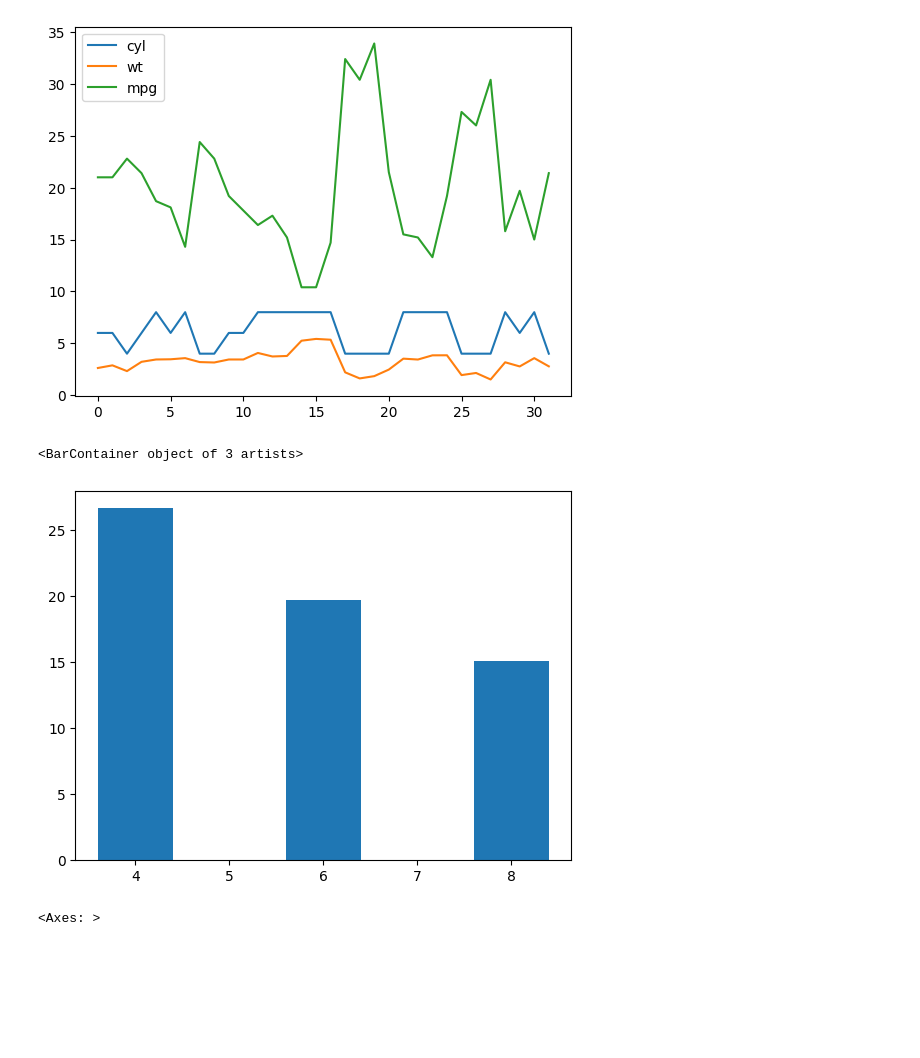
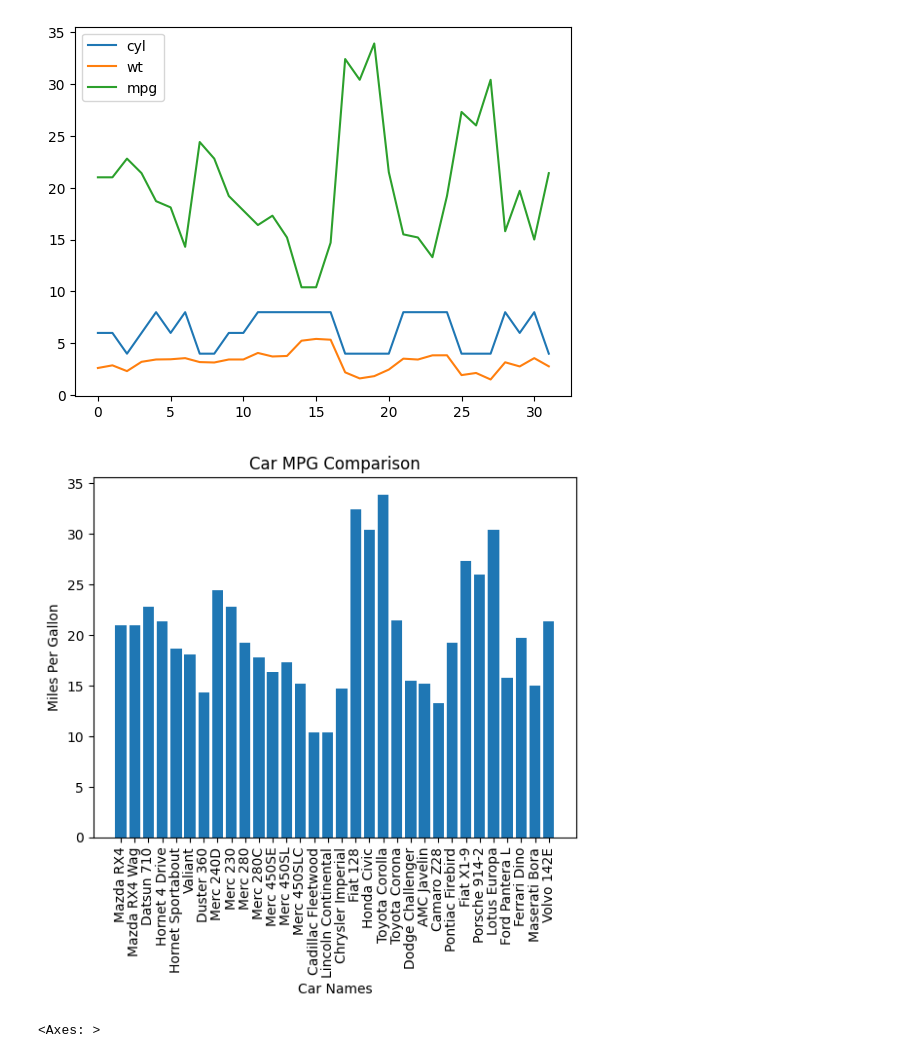
Before and after one commit to fmuranda/Python-for-Data-Science-and-Machine-Learning-Essential-Training-Part-1, a Jupyter notebook: Matplotlib_and_Seaborn.ipynb, the cells around one changed output. Drawn from its saved outputs; the diff is of its cells as text; code cells hidden in the pictures; blank space fills up the shorter version.

```diff
--- a/Matplotlib_and_Seaborn.ipynb
+++ b/Matplotlib_and_Seaborn.ipynb
@@ -82,7 +83,7 @@ plt.show()
 [figure]
 # %%
 import pandas as pd
-address = '/content/mtcars.csv'
+address = 'mtcars.csv'
 cars = pd.read_csv(address)
 cars.columns = ['car_names', 'mpg', 'cyl', 'disp', 'hp', 'drat', 'wt', 'qsec', 'vs','am','gear','carb']
 mpg = cars['mpg']
@@ -97,11 +98,17 @@ df.plot()
 # %% [output]
 <Axes: >
 [figure]
-# %%
-plt.bar(x,y)
-# %% [output]
-<BarContainer object of 3 artists>
-[figure, removed]
+# %%
+x = cars['car_names']
+y = cars['mpg']
+plt.bar(x,y)
+plt.xlabel('Car Names')
+plt.ylabel('Miles Per Gallon')
+plt.title('Car MPG Comparison')
+plt.xticks(rotation=90)
+plt.show()
+# %% [output]
+[figure, added]
 # %%
 mpg.plot(kind='bar')
 # %% [output]
```
Also changed, not shown: parts of 1 cell of this notebook.
